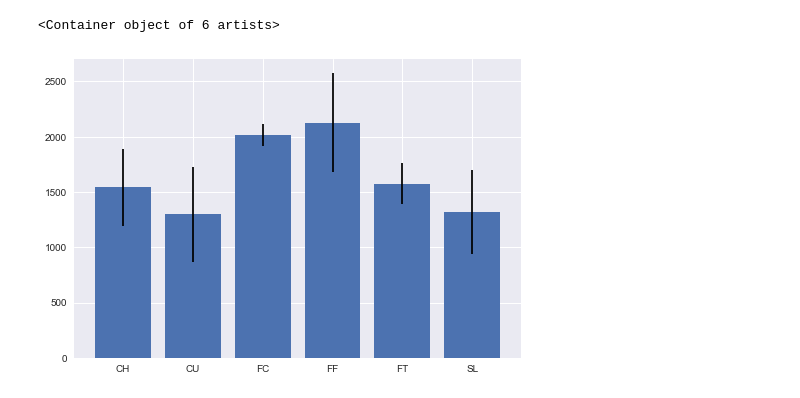
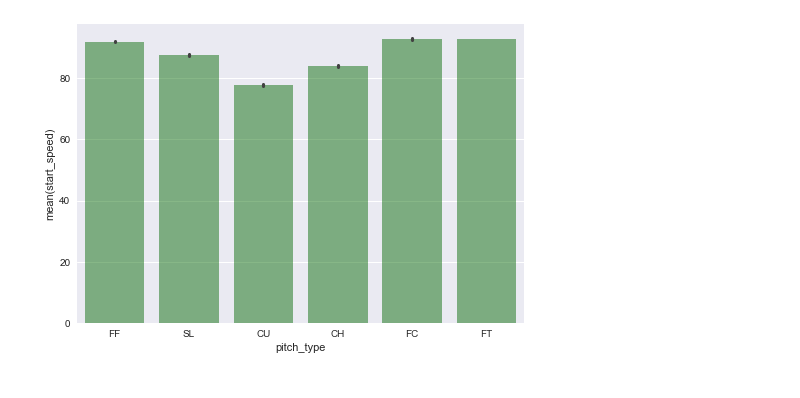
Before and after one commit to rlucioni/statcast, a Jupyter notebook: statcast/statcast.ipynb, the cells around one changed output. Saved outputs shown, nothing was run; the diff lists cells and outputs as text; code cells hidden in the pictures.

Commit message:
Use pure seaborn

```diff
--- a/statcast/statcast.ipynb
+++ b/statcast/statcast.ipynb
@@ -61,0 +31,10 @@ bumgarner_df = bumgarner_df[bumgarner_df['pitch_type'] != 'null']
+# %%
+import pandas
+
+
+pandas.set_option('display.max_columns', 100)
+
+
+chunks = pandas.read_csv(bumgarner, iterator=True, chunksize=100)
+bumgarner_df = pandas.concat([chunk[chunk['pitch_type'] != 'null'] for chunk in chunks])
+bumgarner_df.head()
@@ -62 +68,6 @@ bumgarner_df = bumgarner_df[bumgarner_df['pitch_type'] != 'null']
+# %%
+bumgarner_df = bumgarner_df.astype({
+    'start_speed': float,
+    'spin_rate': float,
+})
 # %%
@@ -80,7 +81,0 @@ seaborn.distplot(ff_df['start_speed'].astype(float))
-# %%
-bumgarner_df['pitch_name'] = [pitch_map[pitch] for pitch in bumgarner_df['pitch_type']]
-
-for key in ['start_speed', 'spin_rate']:
-    bumgarner_df[key] = bumgarner_df[key].astype(float)
-
-bumgarner_df.head()
@@ -95,13 +81,0 @@ bumgarner_df.head()
-# %%
-import numpy
-
-
-bumgarner_df['count'] = [1]*len(bumgarner_df)
-
-pitch_df = bumgarner_df.groupby('pitch_type').agg({
-    'count': len,
-    'start_speed': [numpy.mean, numpy.std],
-    'spin_rate': [numpy.mean, numpy.std],
-})
-
-pitch_df
@@ -128,8 +82,10 @@ pyplot.bar(xs, counts, tick_label=pitch_df.index)
-# %%
-spin_rate_means = pitch_df[('spin_rate', 'mean')]
-spin_rate_stds = pitch_df[('spin_rate', 'std')]
-
-pyplot.bar(xs, spin_rate_means, yerr=spin_rate_stds, tick_label=pitch_df.index)
-# %% [output]
-<Container object of 6 artists>
-[figure, removed]
+# %%
+ax = seaborn.barplot(
+    x='pitch_type',
+    y='start_speed',
+    data=bumgarner_df,
+    color='green',
+    alpha=0.5,
+)
+# %% [output]
+[figure, added]
```
Also changed, not shown: parts of 18 cells of this notebook.
